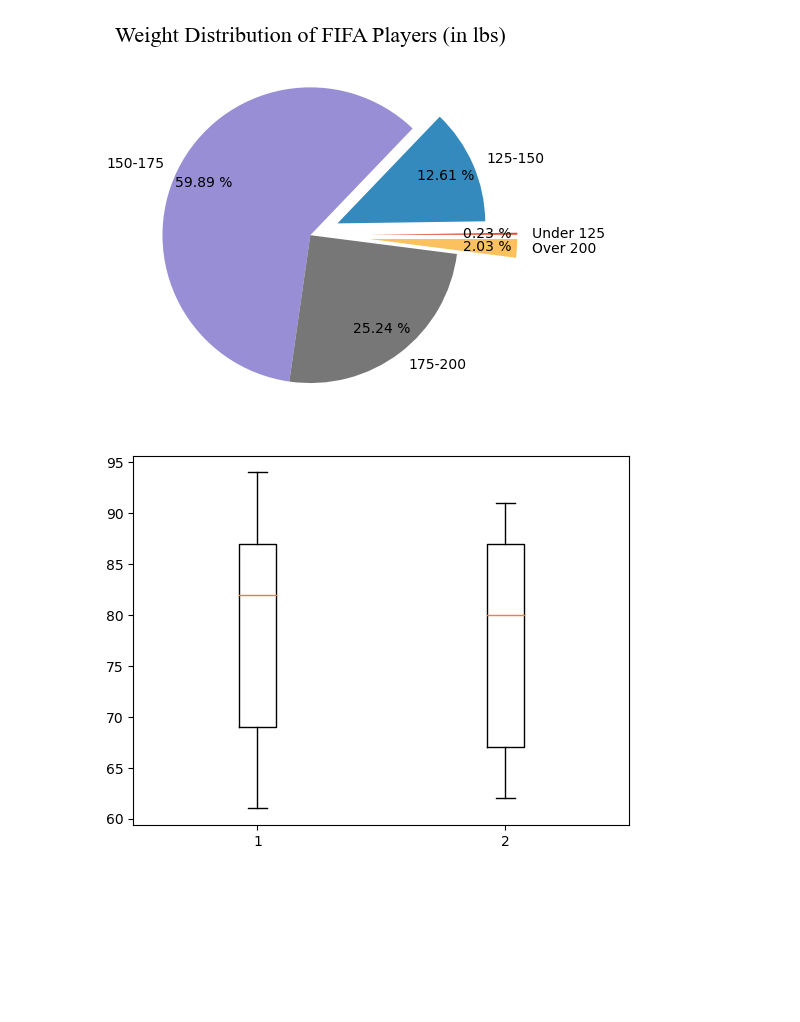
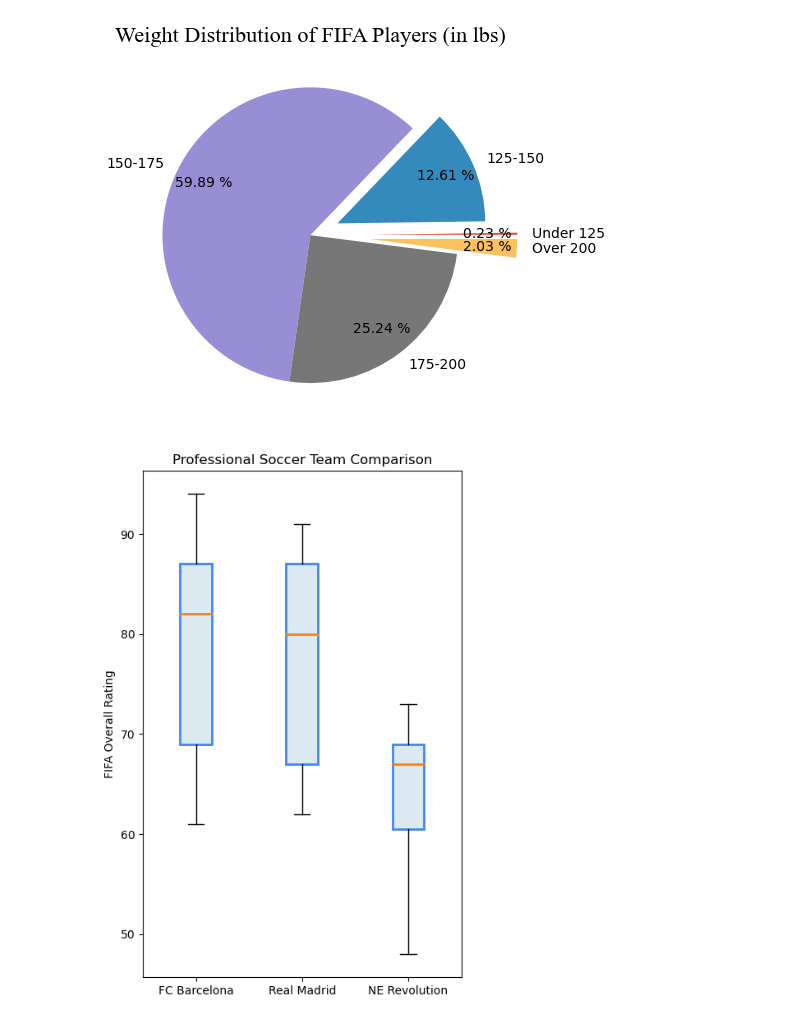
Before and after one commit to pernebay-arailym/Project_12_Visualization_Pandas_Matplotlib, a Jupyter notebook: Matplotlib_Pandas.ipynb, the cells around one changed output. Cells and saved outputs as stored; diff of their text form; code cells hidden in the pictures; blank space fills up the shorter version.

Commit message:
Labels the boxchart & added 3rd group

```diff
--- a/Matplotlib_Pandas.ipynb
+++ b/Matplotlib_Pandas.ipynb
@@ -110,11 +110,26 @@ plt.show()
 # %%
 plt.style.use('default')
 
+plt.figure(figsize=[5,8])
+
 barcelona = fifa.loc[fifa.Club == 'FC Barcelona']['Overall']
 madrid = fifa.loc[fifa.Club == 'Real Madrid']['Overall']
+revs = fifa.loc[fifa.Club == 'New England Revolution']['Overall']
 
-plt.boxplot([barcelona, madrid])
+labels = ['FC Barcelona', 'Real Madrid', 'NE Revolution']
+
+boxes = plt.boxplot([barcelona, madrid, revs], labels=labels, patch_artist=True, medianprops={'linewidth':2})
+
+for box in boxes['boxes']:
+    # Set edge color
+    box.set(color='#4286f4', linewidth=2)
+
+    # Change Fill Color
+    box.set(facecolor= '#daeaf0')
+
+plt.title('Professional Soccer Team Comparison')
+plt.ylabel('FIFA Overall Rating')
 
 plt.show()
 # %% [output]
-[figure, old version]
+[figure, new version]
```
